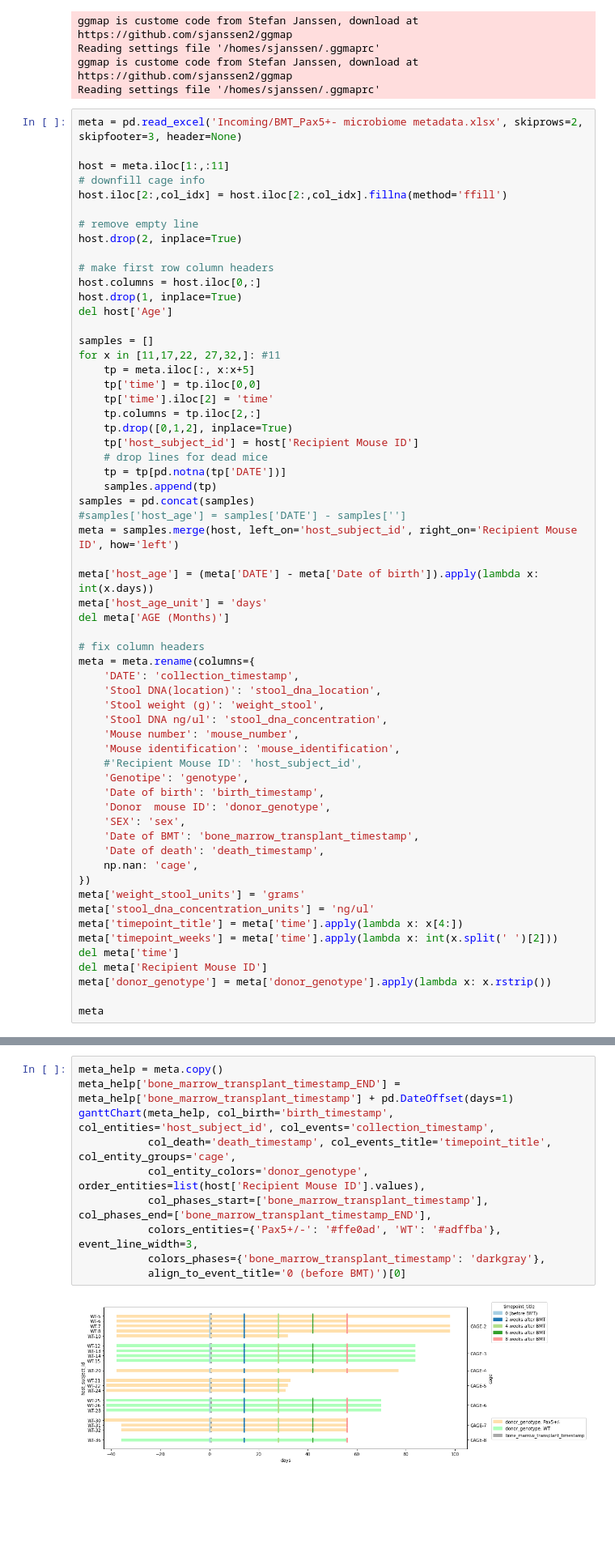
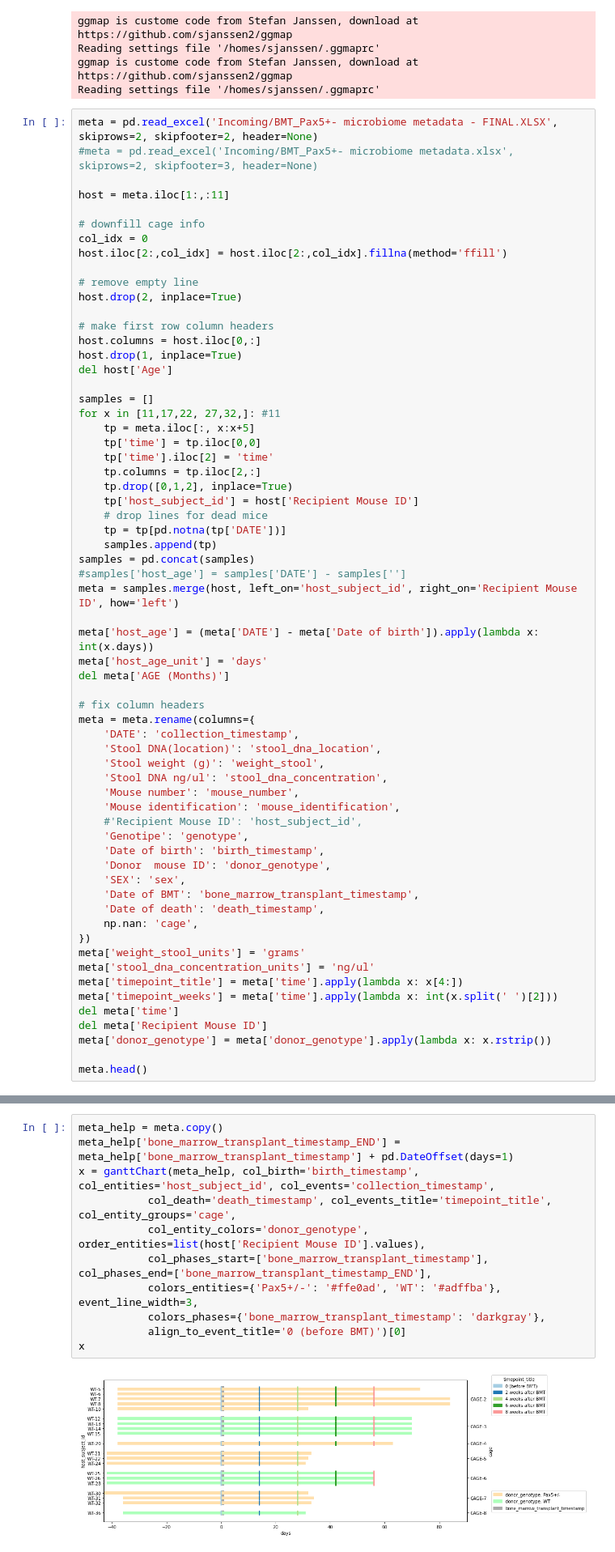
Before and after one commit to jlab/microbiome_pax5, a Jupyter notebook: Transplant/bone_marrow_transplant.ipynb, the cells around one changed output, grey strips where cells are left out. Shown at 81% size. Drawn from its saved outputs; the diff is of its cells as text; blank space fills up the shorter version.

```diff
--- a/Transplant/bone_marrow_transplant.ipynb
+++ b/Transplant/bone_marrow_transplant.ipynb
@@ -37,10 +37,13 @@ Reading settings file '/homes/sjanssen/.ggmaprc'
 ggmap is custome code from Stefan Janssen, download at https://github.com/sjanssen2/ggmap
 Reading settings file '/homes/sjanssen/.ggmaprc'
 # %%
-meta = pd.read_excel('Incoming/BMT_Pax5+- microbiome metadata.xlsx', skiprows=2, skipfooter=3, header=None)
+meta = pd.read_excel('Incoming/BMT_Pax5+- microbiome metadata - FINAL.XLSX', skiprows=2, skipfooter=2, header=None)
+#meta = pd.read_excel('Incoming/BMT_Pax5+- microbiome metadata.xlsx', skiprows=2, skipfooter=3, header=None)
 
 host = meta.iloc[1:,:11]
+
 # downfill cage info
+col_idx = 0
 host.iloc[2:,col_idx] = host.iloc[2:,col_idx].fillna(method='ffill')
 
 # remove empty line
@@ -95,6 +98,6 @@ del meta['time']
 del meta['Recipient Mouse ID']
 meta['donor_genotype'] = meta['donor_genotype'].apply(lambda x: x.rstrip())
 
-meta
+meta.head()
 # %% [output]
 |  | collection_timestamp | stool_dna_location | weight_stool | stool_dna_concentration | host_subject_id | ... |
@@ -113,12 +109,13 @@ meta
 # %%
 meta_help = meta.copy()
 meta_help['bone_marrow_transplant_timestamp_END'] = meta_help['bone_marrow_transplant_timestamp'] + pd.DateOffset(days=1)
-ganttChart(meta_help, col_birth='birth_timestamp', col_entities='host_subject_id', col_events='collection_timestamp',
+x = ganttChart(meta_help, col_birth='birth_timestamp', col_entities='host_subject_id', col_events='collection_timestamp',
            col_death='death_timestamp', col_events_title='timepoint_title', col_entity_groups='cage',
            col_entity_colors='donor_genotype', order_entities=list(host['Recipient Mouse ID'].values),
            col_phases_start=['bone_marrow_transplant_timestamp'], col_phases_end=['bone_marrow_transplant_timestamp_END'],
            colors_entities={'Pax5+/-': '#ffe0ad', 'WT': '#adffba'}, event_line_width=3,
            colors_phases={'bone_marrow_transplant_timestamp': 'darkgray'},
            align_to_event_title='0 (before BMT)')[0]
+x
 # %% [output]
-[figure, old version]
+[figure, new version]
```
Also changed, not shown: parts of 1 cell of this notebook.
